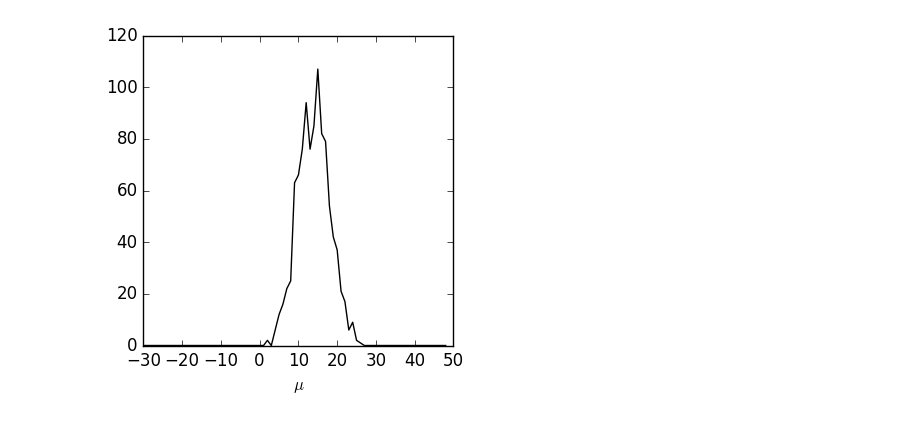
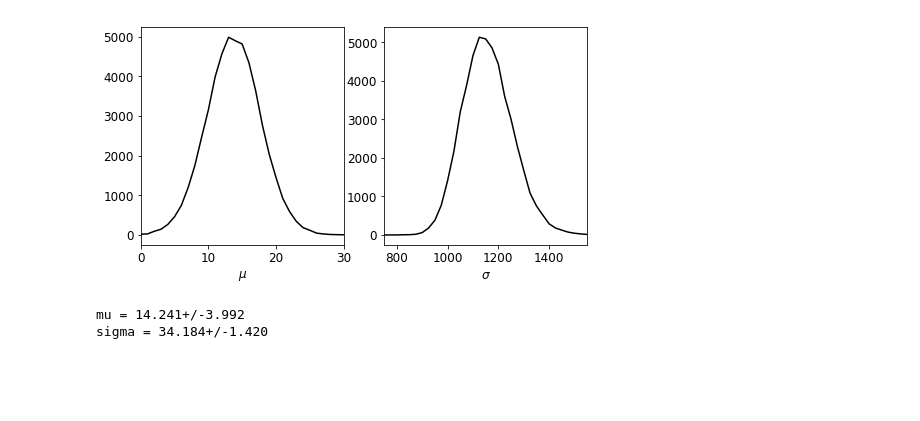
Before and after one commit to liuchaonaoc/Astrostatistics_old2, a Jupyter notebook: MultiParamsModel.ipynb, the cells around one changed output. Drawn from its saved outputs; the diff is of its cells as text; code cells hidden in the pictures; blank space fills up the shorter version.

```diff
--- a/MultiParamsModel.ipynb
+++ b/MultiParamsModel.ipynb
@@ -36,7 +36,7 @@ def logit(x):
     return np.log10(x/(1.-x))
 
 def InvGamma(x,alpha,beta):
-    y = np.log(beta)*alpha-np.log(special.gamma(alpha))+np.log(x)*(-alpha-1)-beta/x
+    y = np.log(beta)*alpha-(special.gammaln(alpha))+np.log(x)*(-alpha-1)-beta/x
     return np.exp(y)
 
 def Scl_InvChi2(x, nu, s2):
@@ -51,33 +51,33 @@ def randDraw_SInvChi2(nu,s2, N):
         y0 = np.random.uniform(low=0,high=0.006,size=N*20)
         #x0 = logit(x0)
         y1 = Scl_InvChi2(x0, nu, s2)
-        print nu,s2
+
         ind = (y0<y1)
         x.append(x0[ind])
         k = k + np.sum(ind)
         m += 1
-        print k,m
+        #print k,m
     xx = np.array(x).reshape((k,1))
-    print np.shape(xx)
+
     return (xx[0:N])
 
 # sampling
 n = len(y)
 y_bar = np.sum(y)/n
 s2 = np.sum((y-y_bar)**2)/(n-1.)
-print y_bar, s2
+print r'y_bar = %(y).3f km/s,  s2 = %(s).3f km^2/s^2' % {'y':y_bar, 's':s2}
 #step 1: draw sigma2 from posterior density of sigma2 given v, p(sigma2|y)
-N = 1000
+N = 50000
 sigma2 = randDraw_SInvChi2(n-1,s2, N)
 
 #draw the random draw of sigma
 x = np.arange(100,2000,10)
-y1 = Scl_InvChi2(x, nu, s2)
+y1 = Scl_InvChi2(x, n-1, s2)
 hy,xedge = np.histogram(sigma2,x)
 
 fig = plt.figure(figsize=[4,4])
 ax = fig.add_subplot(111)
-ax.plot(x[0:-1],hy,'k')
+ax.plot(x[0:-1],hy,'k+')
 ax.plot(x,y1/sum(y1)*sum(hy),'r')
 ax.set_xlabel(r'$\sigma$',fontsize=12)
 fig.show()
@@ -95,13 +87,32 @@ mu = np.random.normal(loc=y_bar,scale=sigma2/n)
 # %%
+#step 2 : draw mu from p(mu|sigma2,y)
+mu = np.random.normal(loc=y_bar, scale=sigma2/n)
 #step 3: marginalize over sigma2
 #draw the random draw of sigma
 x = np.arange(-30,50,1)
 hy,xedge = np.histogram(mu,x)
+s = np.arange(500,2500,25)
+hs,xedge = np.histogram(sigma2,s)
 
-fig = plt.figure(figsize=[4,4])
-ax = fig.add_subplot(111)
+#draw the marginal density for mu
+fig = plt.figure(figsize=[8,4])
+ax = fig.add_subplot(121)
 ax.plot(x[0:-1],hy,'k')
 ax.set_xlabel(r'$\mu$',fontsize=12)
+ax.set_xlim([0,30])
+
+#draw the marginal density for sigma
+ax = fig.add_subplot(122)
+ax.plot(s[0:-1],hs,'k')
+ax.set_xlabel(r'$\sigma$',fontsize=12)
+ax.set_xlim([750,1550])
 fig.show()
 # %% [output]
-[figure, old version]
+[figure, new version]
+# %%
+#obtain the statistics from the sampling
+print 'mu = %(m).3f+/-%(s).3f' % {'m': np.mean(mu), 's': np.std(mu)}
+print 'sigma = %(m).3f+/-%(s).3f' % {'m': np.mean(np.sqrt(sigma2)), 's': np.std(np.sqrt(sigma2))}
+# %% [output]
+mu = 14.241+/-3.992
+sigma = 34.184+/-1.420
```
Also changed, not shown: parts of 6 cells of this notebook.
